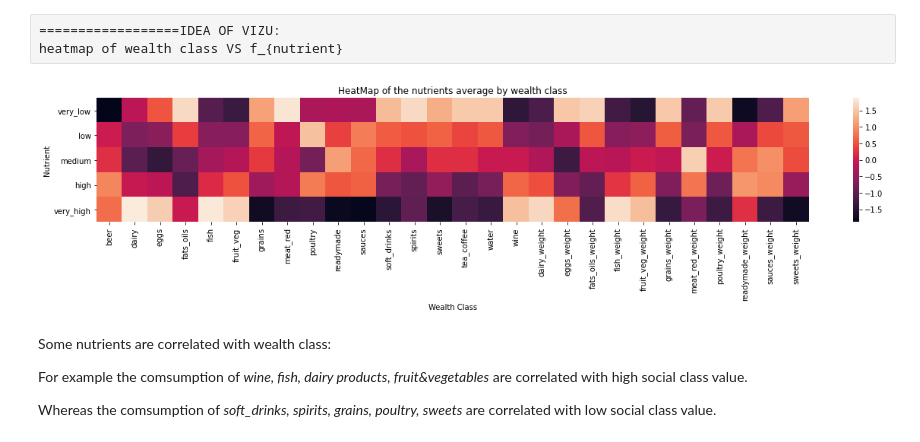
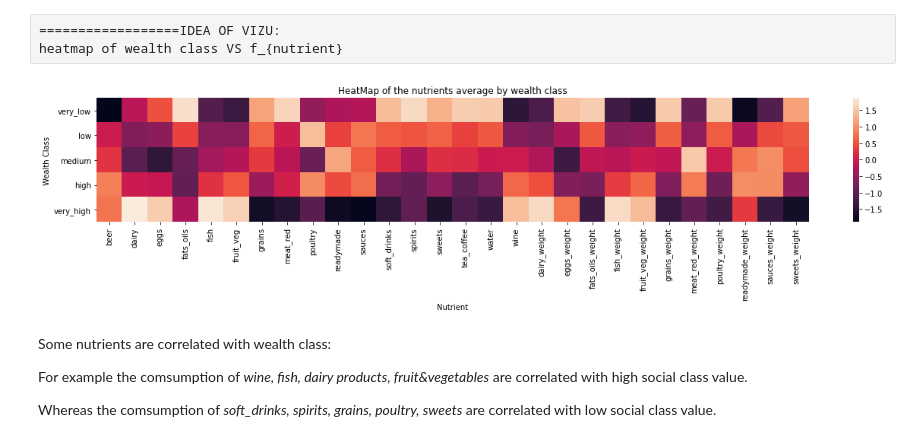
Before and after one commit to epfl-ada/ada-2020-project-milestone-p3-p3_adacadabra, a Jupyter notebook: extension.ipynb, the cells around one changed output. Saved outputs shown, nothing was run; the diff lists cells and outputs as text; code cells hidden in the pictures.

```diff
--- a/extension.ipynb
+++ b/extension.ipynb
@@ -327,28 +327,29 @@ heatmap of wealth class VS f_{nutrient}
 # %%
 #get nutrients names
 nutrients_names=[]
 for c in main_df.columns:
     if c.startswith("f_") and "energy" not in c:
         nutrients_names.append(c[2:])
 
 #initialize the data
 grid=np.zeros((len(wealth_class_labels),len(nutrients_names)))
 
 #populate the grid
 for wcl_i,wcl in enumerate(wealth_class_labels):
     by_wcl=main_df[main_df.wealth_class==wcl_i]
     for n_i,nutrient in enumerate(nutrients_names):
         grid[wcl_i,n_i]=by_wcl["f_"+nutrient].mean()
 
 #standarize by nutrient, otherwise -> ew! =(
 grid=(grid-grid.mean(axis=0))/grid.std(axis=0)
+#TODO -> explain better, legend the heatmap
 
 plt.subplots(figsize=(21, 3))
 ax=sns.heatmap(grid,xticklabels=nutrients_names, yticklabels=wealth_class_labels)
-ax.set(xlabel='Wealth Class', ylabel='Nutrient',title="HeatMap of the nutrients average by wealth class")
+ax.set(ylabel='Wealth Class', xlabel='Nutrient',title="HeatMap of the nutrients average by wealth class")
 plt.show()
 # %% [output]
-[figure, old version]
+[figure, new version]
 # %% [markdown]
 Some nutrients are correlated with wealth class:
 
```
Also changed, not shown: parts of 5 cells of this notebook.
